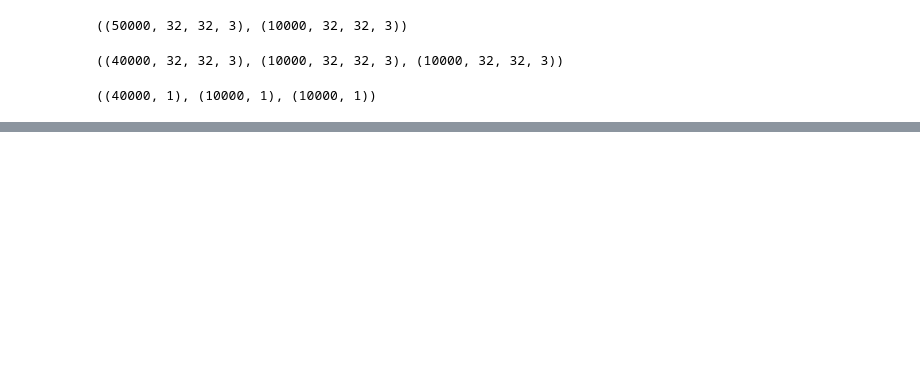
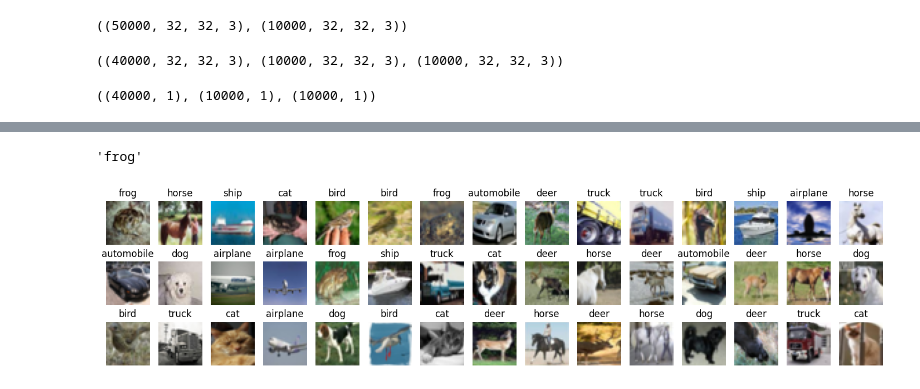
Before and after one commit to utility001/cifar-10, a Jupyter notebook: cifar10.ipynb, the cells around one changed output, grey strips where cells are left out. Cells and saved outputs as stored; diff of their text form; code cells hidden in the pictures; blank space fills up the shorter version.

```diff
--- a/cifar10.ipynb
+++ b/cifar10.ipynb
@@ -91,3 +91,20 @@ ModuleNotFoundError: No module named 'skimage'
+# %%
+labels = ['airplane', 'automobile', 'bird', 'cat', 'deer', 'dog', 'frog', 'horse', 'ship', 'truck']
+labels[y_train.flatten()[0]]
+# %% [output]
+'frog'
+# %%
+#  Plot a few images from the dataset
+plt.figure(figsize=(18, 4))
+for idx, image_data in enumerate(X_train[:45]):
+    plt.subplot(3, 15, idx + 1)
+    plt.imshow(X_train[idx], cmap="binary")
+    plt.axis("off");
+    plt.title(labels[y_train.flatten()[idx]])
+plt.subplots_adjust(wspace=0.2, hspace=0.2)
+plt.show();
+# %% [output]
+[figure, added]
 # %%
 def counts(target, name):
     value_counts = pd.Series(target, name=name).value_counts()
```
Also changed, not shown: parts of 7 cells of this notebook.
